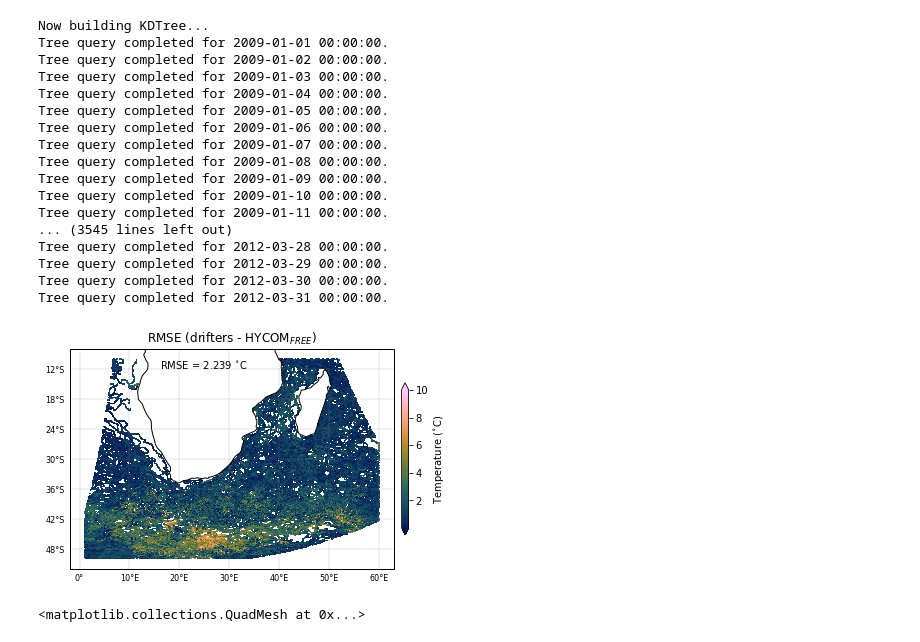
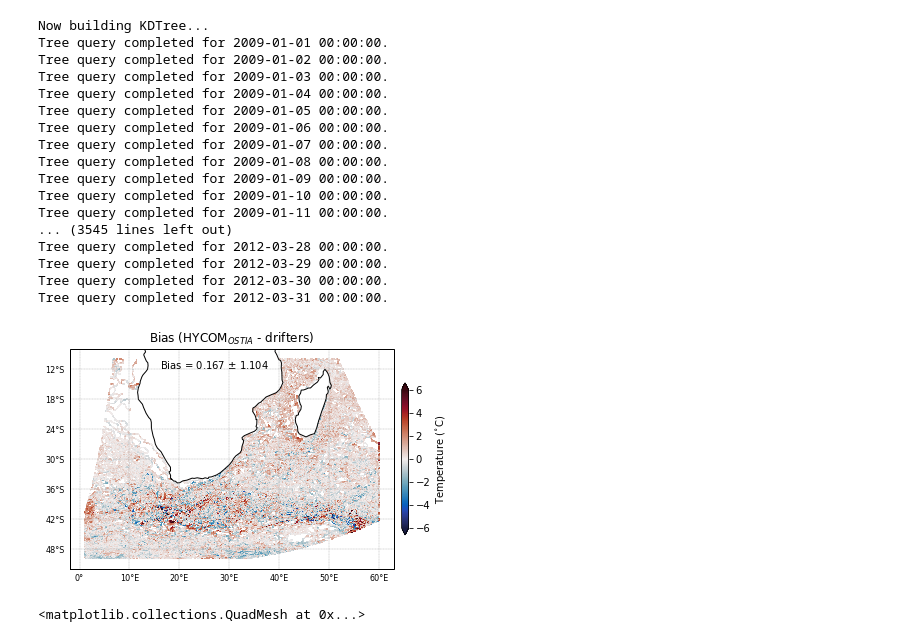
Before and after one commit to HarryLuyt/paper1_scripts, a Jupyter notebook: Scripts/HYCOM_Drifter_SST_comparison.ipynb, the cells around one changed output. Saved outputs shown, nothing was run; the diff lists cells and outputs as text; code cells hidden in the pictures.

Commit message:
Add vmin and vmax to bias and RMSE plots

```diff
--- a/Scripts/HYCOM_Drifter_SST_comparison.ipynb
+++ b/Scripts/HYCOM_Drifter_SST_comparison.ipynb
@@ -187,8 +187,8 @@ def NearestNeighbourDiff(grid, points):
         # Obtain the difference between the point obs and the nearest grid cell.
         # Change first and second dataset in difference depending on use case.
         # i.e. RMSE needs obs - model
-        gridPoint_diff = obs_points['temp'] - grid_VecData[idx-1].data
-#         gridPoint_diff = grid_VecData[idx-1].data - obs_points['temp']
+#         gridPoint_diff = obs_points['temp'] - grid_VecData[idx-1].data
+        gridPoint_diff = grid_VecData[idx-1].data - obs_points['temp']
 
         # This takes difference between grid and points and means by gridcell
         gridPoint_diff = gridPoint_diff.to_frame()
@@ -246,7 +246,7 @@ def plotBias(experiment, exp_name):
                            subplot_kw={'projection': proj})
 
     img = bias.plot(ax=ax, cmap=cmo.balance,
-                     add_colorbar=False)
+                     add_colorbar=False, vmin=-6, vmax=6)
     cbar = plt.colorbar(img, ax=ax, shrink=0.4, extend='both',
                         orientation='vertical', pad=0.02)
     cbar.set_label('Temperature ($^{\circ}$C)')
@@ -286,8 +286,8 @@ def plotRMSE(experiment, exp_name):
                            subplot_kw={'projection': proj})
 
     img = rmse.plot(ax=ax, cmap=cmc.batlow,
-                     add_colorbar=False)
-    cbar = plt.colorbar(img, ax=ax, shrink=0.4, extend='both',
+                     add_colorbar=False, vmin=0, vmax=6)
+    cbar = plt.colorbar(img, ax=ax, shrink=0.4, extend='max',
                         orientation='vertical', pad=0.02)
     cbar.set_label('Temperature ($^{\circ}$C)')
 
@@ -312,10 +312,10 @@ def plotRMSE(experiment, exp_name):
     plt.show()
     fig.savefig('../Figures/hycom_{0}_drifters_rmse.png'.format(exp_name),
                 dpi=300, bbox_inches='tight')
-# %%
-plotRMSE(free_drifters, 'FREE')
-# %% [output]
-[figure, removed]
+# %%
+plotBias(ostia_drifters, 'OSTIA')
+# %% [output]
+[figure, added]
 # %%
 free_drifters['diff'].mean(dim='time').plot()
 # plt.plot(free_drifters['diff'].mean(dim='time'))
```
